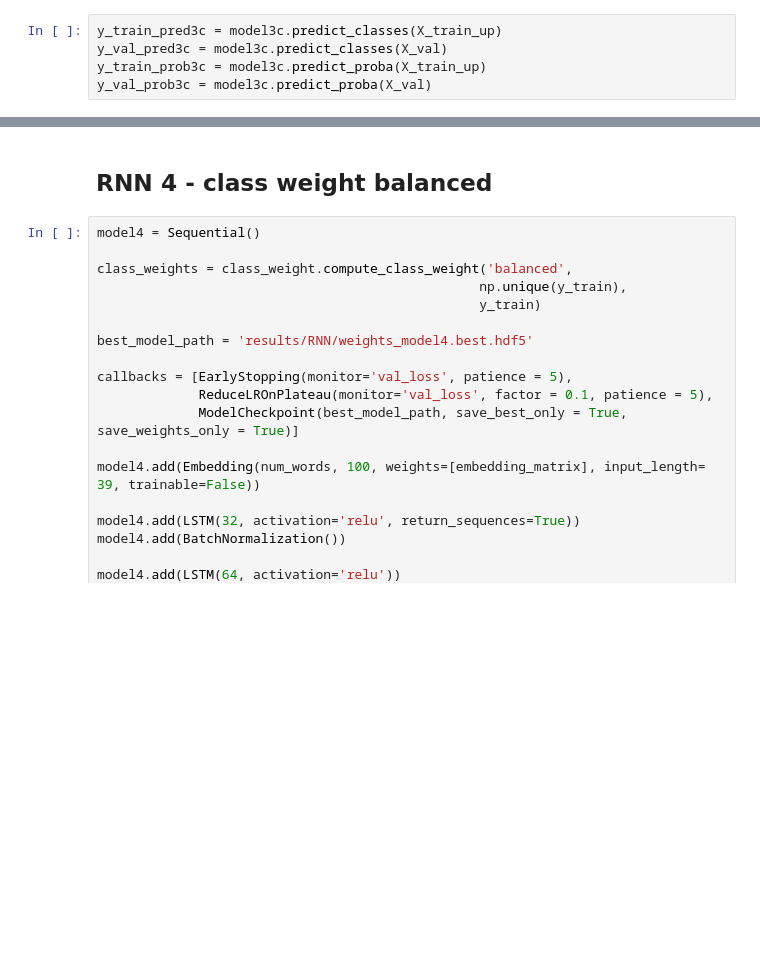
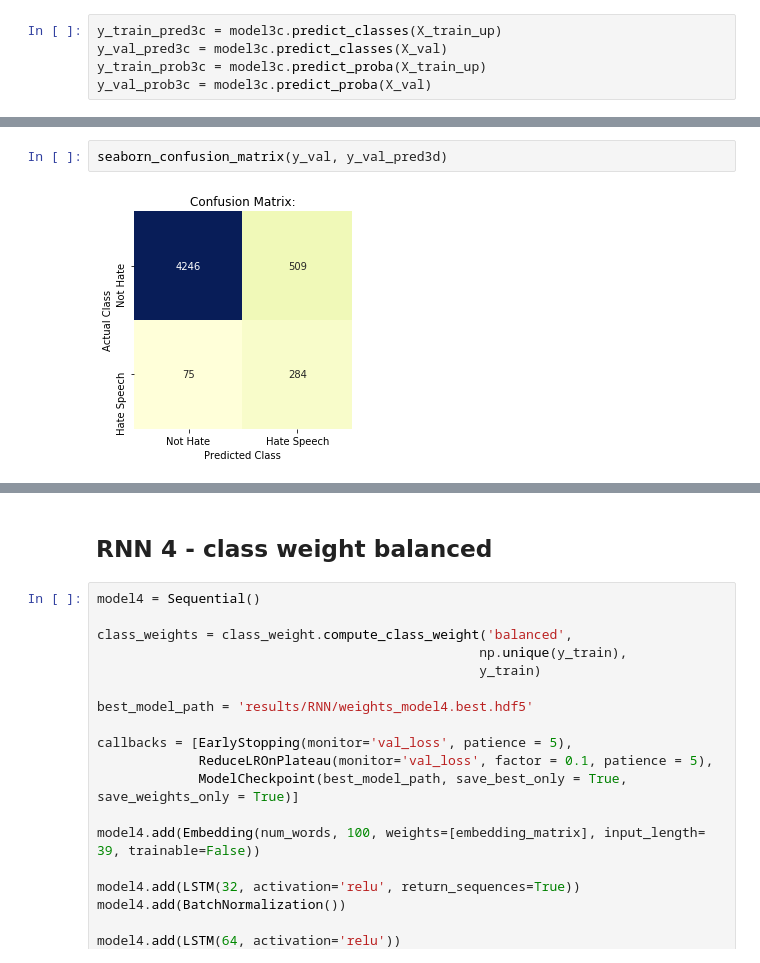
Before and after one commit to mguptaphd/Twitter-Hate-Classification-Project, a Jupyter notebook: RNN-Early-Model-Comparisons.ipynb, the cells around one changed output, grey strips where cells are left out. Saved outputs shown, nothing was run; the diff lists cells and outputs as text; blank space fills up the shorter version.

```diff
--- a/RNN-Early-Model-Comparisons.ipynb
+++ b/RNN-Early-Model-Comparisons.ipynb
@@ -781,0 +1038,4 @@ y_adj_val3c, cm3c = adjust_threshold_and_score(y_val, y_val_prob3c, .8, RNN = Tr
+# %%
+seaborn_confusion_matrix(y_val, y_val_pred3d)
+# %% [output]
+[figure, added]
```
Also changed, not shown: parts of 59 cells of this notebook, 12 other files.
